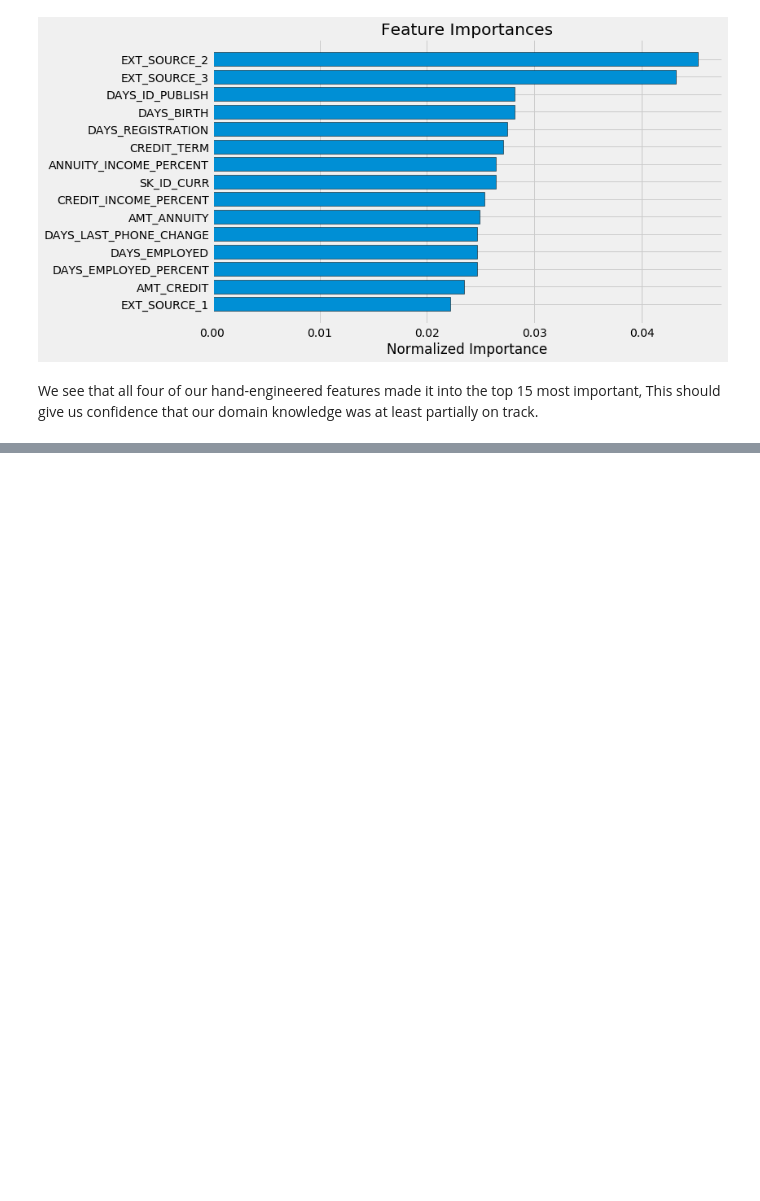
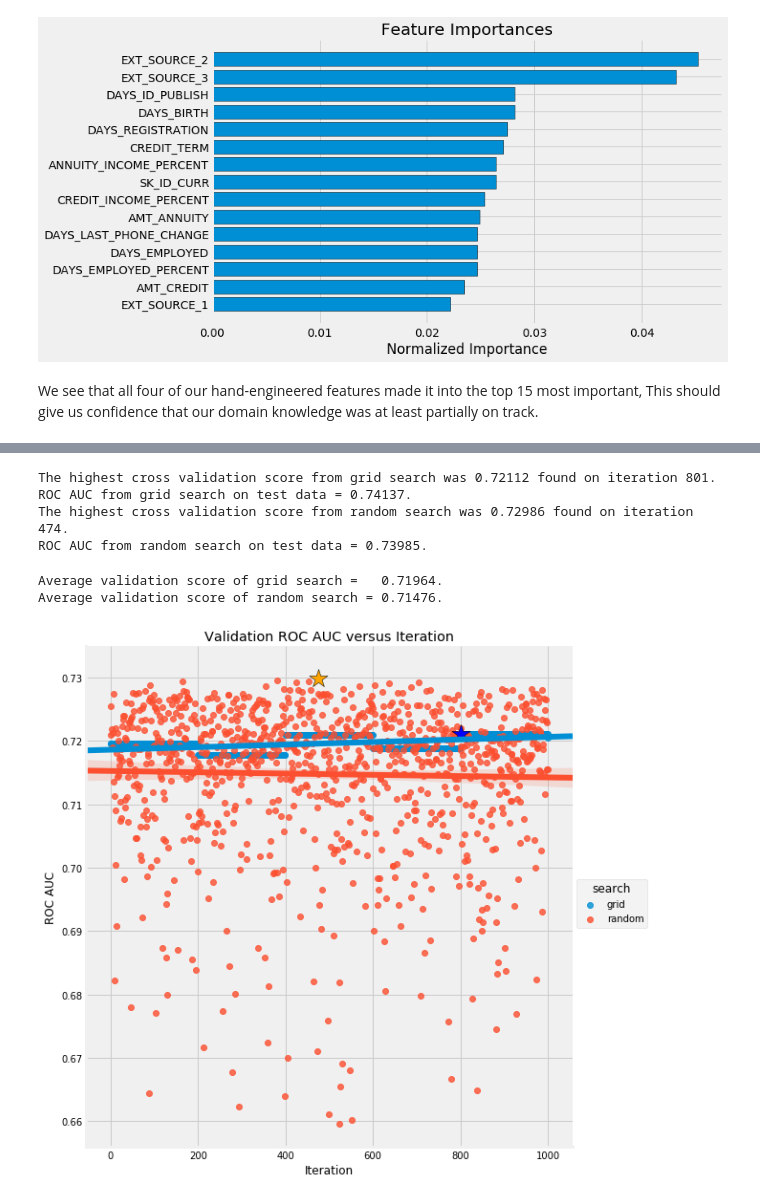
Before and after one commit to ddaly68/Springboard.DataScience, a Jupyter notebook: Capstone/HomeCreditDefaultRisk.ipynb, the cells around one changed output, grey strips where cells are left out. Drawn from its saved outputs; the diff is of its cells as text; code cells hidden in the pictures; blank space fills up the shorter version.

```diff
--- a/Capstone/HomeCreditDefaultRisk.ipynb
+++ b/Capstone/HomeCreditDefaultRisk.ipynb
@@ -914,0 +1591,15 @@ We see that all four of our hand-engineered features made it into the top 15 mos
+# %%
+random_results = pd.read_csv('../Capstone/input/random_search_trials_1000.csv')
+grid_results = pd.read_csv('../Capstone/input/grid_search_trials_1000.csv')
+
+import ast
+# When we save the results to a csv, for some reason the dictionaries are saved as strings. Therefore we need to
+# convert them back to dictionaries after reading in the results using the ast.literal_eval function.
+
+# Convert strings to dictionaries
+random_results['hyperparameters'] = random_results['hyperparameters'].map(ast.literal_eval)
+grid_results['hyperparameters'] = grid_results['hyperparameters'].map(ast.literal_eval)
+
+
+# random_results.head()
+# grid_results.head()
@@ -914,0 +1643,38 @@ We see that all four of our hand-engineered features made it into the top 15 mos
+# %%
+grid_hyp = evaluate(grid_results, name = 'grid search')
+random_hyp = evaluate(random_results, name = 'random search')
+# %% [output]
+The highest cross validation score from grid search was 0.72112 found on iteration 801.
+ROC AUC from grid search on test data = 0.74137.
+The highest cross validation score from random search was 0.72986 found on iteration 474.
+ROC AUC from random search on test data = 0.73985.
+# %%
+# Combine results into one dataframe
+random_hyp['search'] = 'random'
+grid_hyp['search'] = 'grid'
+
+hyp = random_hyp.append(grid_hyp)
+hyp.head()
+
+max_random = random_hyp['score'].max()
+max_grid = grid_hyp['score'].max()
+
+best_grid_hyp = grid_hyp.iloc[grid_hyp['score'].idxmax()].copy()
+best_random_hyp = random_hyp.iloc[random_hyp['score'].idxmax()].copy()
+
+hyp.sort_values('search', inplace = True)
+
+# Plot of scores over the course of searching
+sns.lmplot('iteration', 'score', hue = 'search', data = hyp, size = 8);
+plt.scatter(best_grid_hyp['iteration'], best_grid_hyp['score'], marker = '*', s = 400, c = 'blue', edgecolor = 'k')
+plt.scatter(best_random_hyp['iteration'], best_random_hyp['score'], marker = '*', s = 400, c = 'orange', edgecolor = 'k')
+plt.xlabel('Iteration');
+plt.ylabel('ROC AUC');
+plt.title("Validation ROC AUC versus Iteration");
+
+print('Average validation score of grid search =   {:.5f}.'.format(np.mean(grid_hyp['score'])))
+print('Average validation score of random search = {:.5f}.'.format(np.mean(random_hyp['score'])))
+# %% [output]
+Average validation score of grid search =   0.71964.
+Average validation score of random search = 0.71476.
+[figure, added]
```
Also changed, not shown: parts of 74 cells of this notebook.
